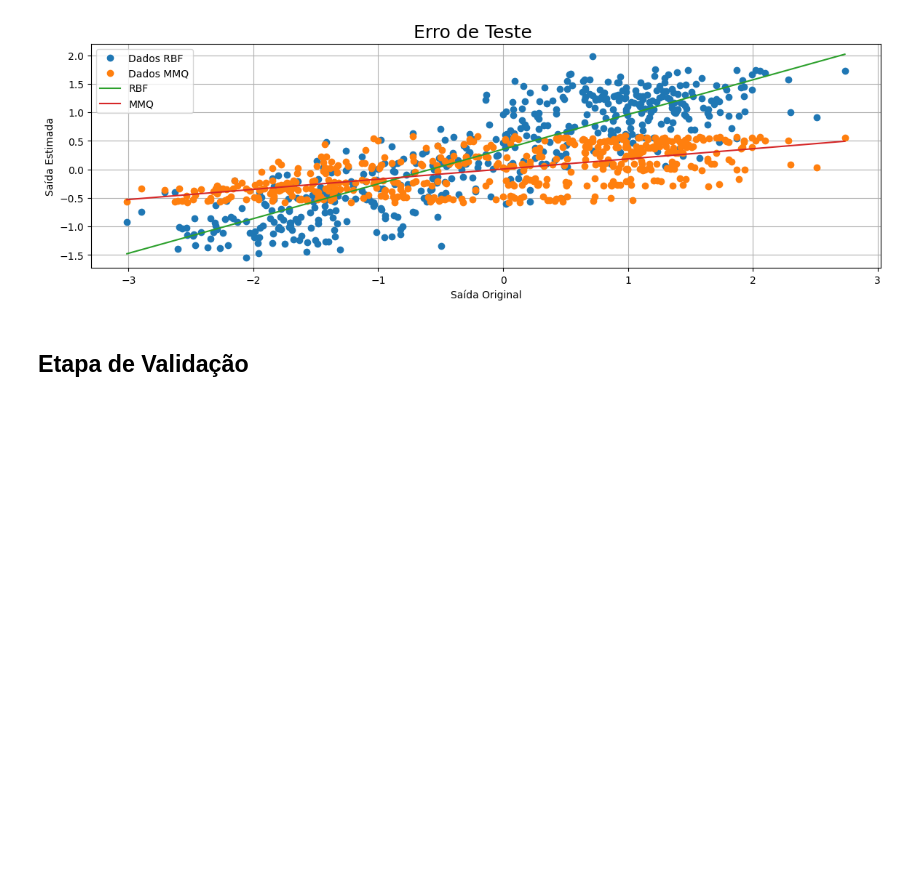
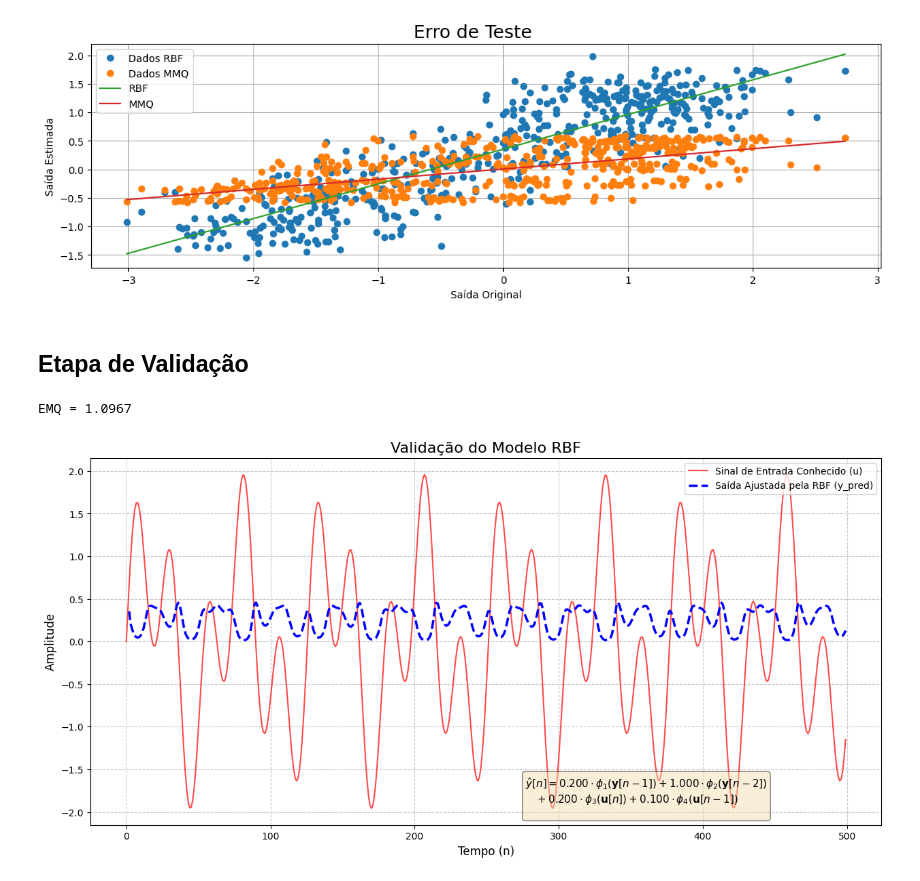
Before and after one commit to DanielMedeiros1/Projeto_MMQ_RBF_CN, a Jupyter notebook: Projeto_U2.ipynb, the cells around one changed output. Cells and saved outputs as stored; diff of their text form; code cells hidden in the pictures; blank space fills up the shorter version.

```diff
--- a/Projeto_U2.ipynb
+++ b/Projeto_U2.ipynb
@@ -383,0 +382,62 @@ p_in = np.ones((len(u2)))
+# %%
+import numpy as np
+import matplotlib.pyplot as plt
+
+# Geração do Sinal de Validação
+N_val = 500
+t_val = np.arange(N_val)
+u_val = np.sin(0.1 * t_val) + np.sin(0.25 * t_val) # Soma de duas senoides de baixa frequência
+
+
+num_centros = 4
+np.random.seed(42)
+c = np.random.uniform(low=-1.0, high=1.0, size=(num_centros, 4))
+
+sigma = 1.0
+
+# VALIDAÇÃO COM SINAL CONHECIDO (SENOIDAL)
+y_pred = np.zeros(N_val)
+num_centros = c.shape[0]
+
+# Condições iniciais
+y_pred[0] = 0
+y_pred[1] = 0
+
+for n in range(2, N_val):
+    # Aqui é criado o vetor de entrada para o instante n
+    # x[n] = [y_pred[n-1], y_pred[n-2], u[n], u[n-1]]
+    x_n = np.array([y_pred[n-1], y_pred[n-2], u_val[n], u_val[n-1]])
+
+    # Calcula as ativações das RBFs para x_n usando os centros c pré-treinados
+    phi_n = np.array([np.exp(-np.linalg.norm(x_n - c[j])**2 / (2 * sigma**2)) for j in range(num_centros)])
+
+    # Calcula a saída prevista y[n] = phi_n * w
+    y_pred[n] = phi_n @ w
+
+
+EMQ_val = np.mean((u_val[2:] - y_pred[2:])**2)
+print(f"EMQ = {EMQ_val:.4f}")
+
+
+plt.figure(figsize=(15, 7))
+plt.plot(t_val, u_val, 'r-', label='Sinal de Entrada Conhecido (u)', alpha=0.7)
+plt.plot(t_val[2:], y_pred[2:], 'b--', label='Saída Ajustada pela RBF (y_pred)', linewidth=2.5)
+
+
+fit_label = (
+    f"$\\hat{{y}}[n] = {w[0]:.3f} \\cdot \\phi_1(\\mathbf{{y}}[n-1]) + {w[1]:.3f} \\cdot \\phi_2(\\mathbf{{y}}[n-2])$\n"
+    f"$\\quad + {w[2]:.3f} \\cdot \\phi_3(\\mathbf{{u}}[n]) + {w[3]:.3f} \\cdot \\phi_4(\\mathbf{{u}}[n-1])$\n")
+
+
+plt.text(0.55, 0.02, fit_label, transform=plt.gca().transAxes,
+         fontsize=11, verticalalignment='bottom',
+         bbox=dict(boxstyle="round", facecolor='wheat', alpha=0.5))
+
+plt.title('Validação do Modelo RBF', fontsize=16)
+plt.xlabel('Tempo (n)', fontsize=12)
+plt.ylabel('Amplitude', fontsize=12)
+plt.legend(loc='upper right')
+plt.grid(True, linestyle='--', alpha=0.7)
+# %% [output]
+EMQ = 1.0967
+[figure, added]
```
Also changed, not shown: parts of 2 cells of this notebook.
